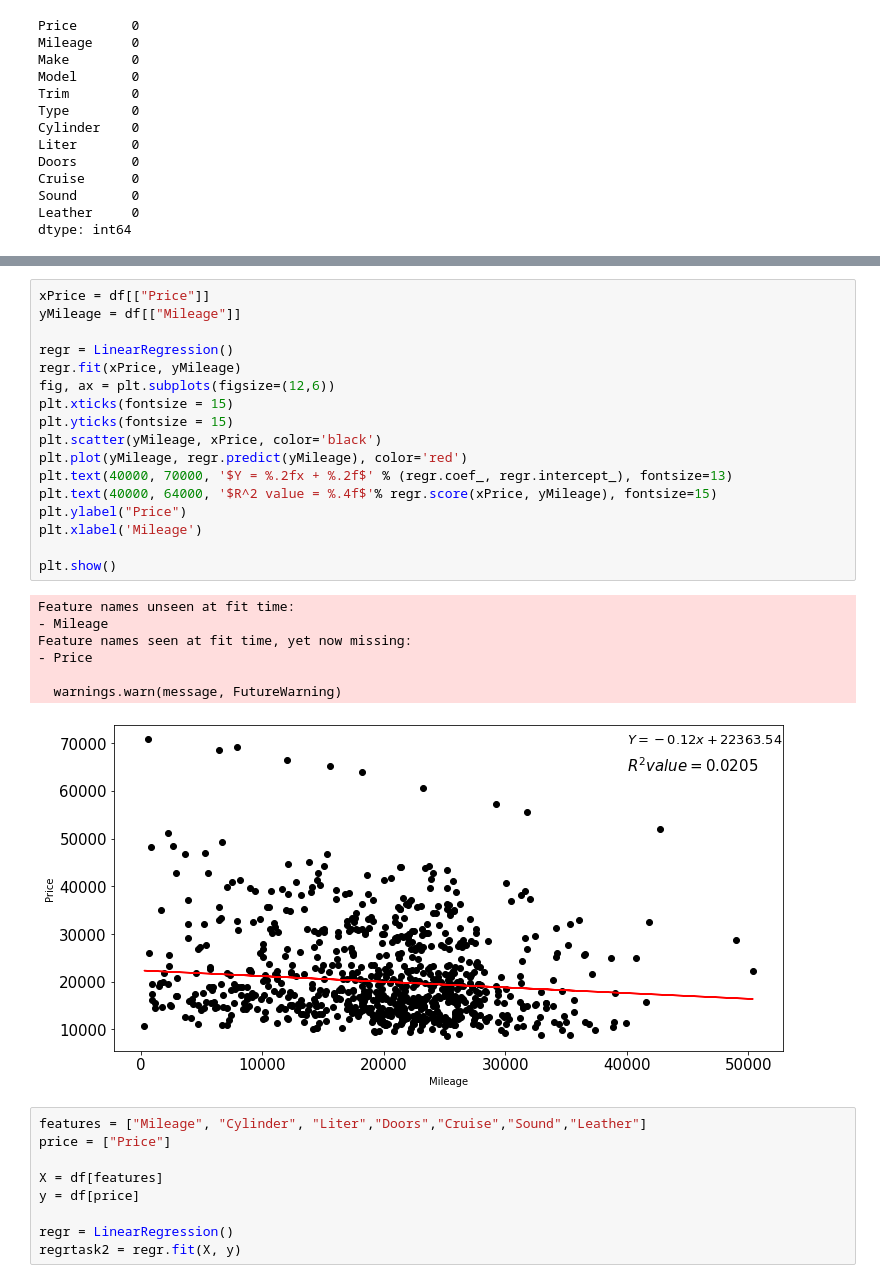
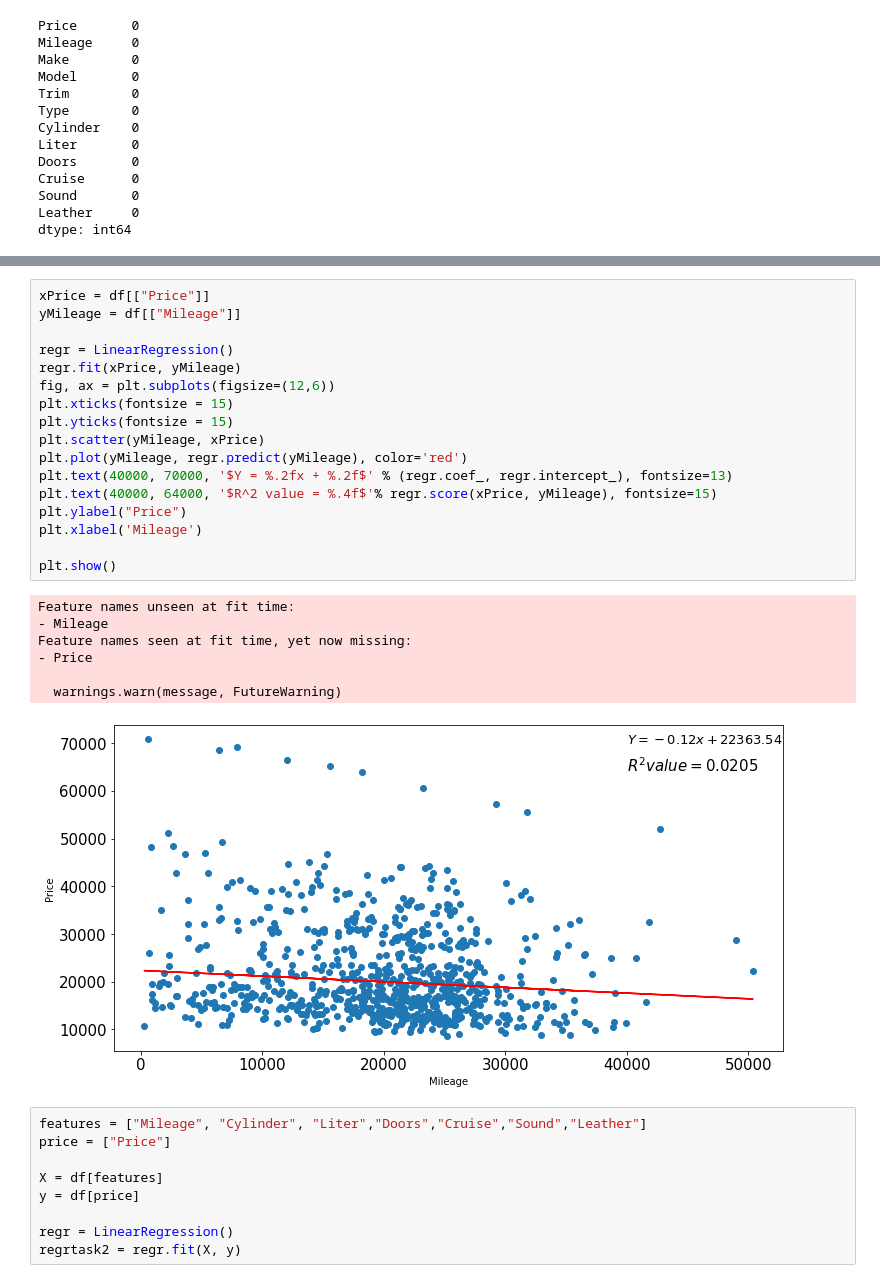
Before and after one commit to Akashkunwar/Dscourses, a Jupyter notebook: Guvi/Assignment/Task 6/Assignment8.ipynb, the cells around one changed output, grey strips where cells are left out. Drawn from its saved outputs; the diff is of its cells as text.

```diff
--- a/Guvi/Assignment/Task 6/Assignment8.ipynb
+++ b/Guvi/Assignment/Task 6/Assignment8.ipynb
@@ -169,28 +175,28 @@ dtype: int64
 # %%
 xPrice = df[["Price"]]
 yMileage = df[["Mileage"]]
 
 regr = LinearRegression()
 regr.fit(xPrice, yMileage)
 fig, ax = plt.subplots(figsize=(12,6))
 plt.xticks(fontsize = 15)
 plt.yticks(fontsize = 15)
-plt.scatter(yMileage, xPrice, color='black')
+plt.scatter(yMileage, xPrice)
 plt.plot(yMileage, regr.predict(yMileage), color='red')
 plt.text(40000, 70000, '$Y = %.2fx + %.2f$' % (regr.coef_, regr.intercept_), fontsize=13)
 plt.text(40000, 64000, '$R^2 value = %.4f$'% regr.score(xPrice, yMileage), fontsize=15)
 plt.ylabel("Price")
 plt.xlabel('Mileage')
 
 plt.show()
 # %% [output]
 Feature names unseen at fit time:
 - Mileage
 Feature names seen at fit time, yet now missing:
 - Price
 
   warnings.warn(message, FutureWarning)
-[figure, old version]
+[figure, new version]
 # %%
 features = ["Mileage", "Cylinder", "Liter","Doors","Cruise","Sound","Leather"]
 price = ["Price"]
```
Also changed, not shown: parts of 1 cell of this notebook.
